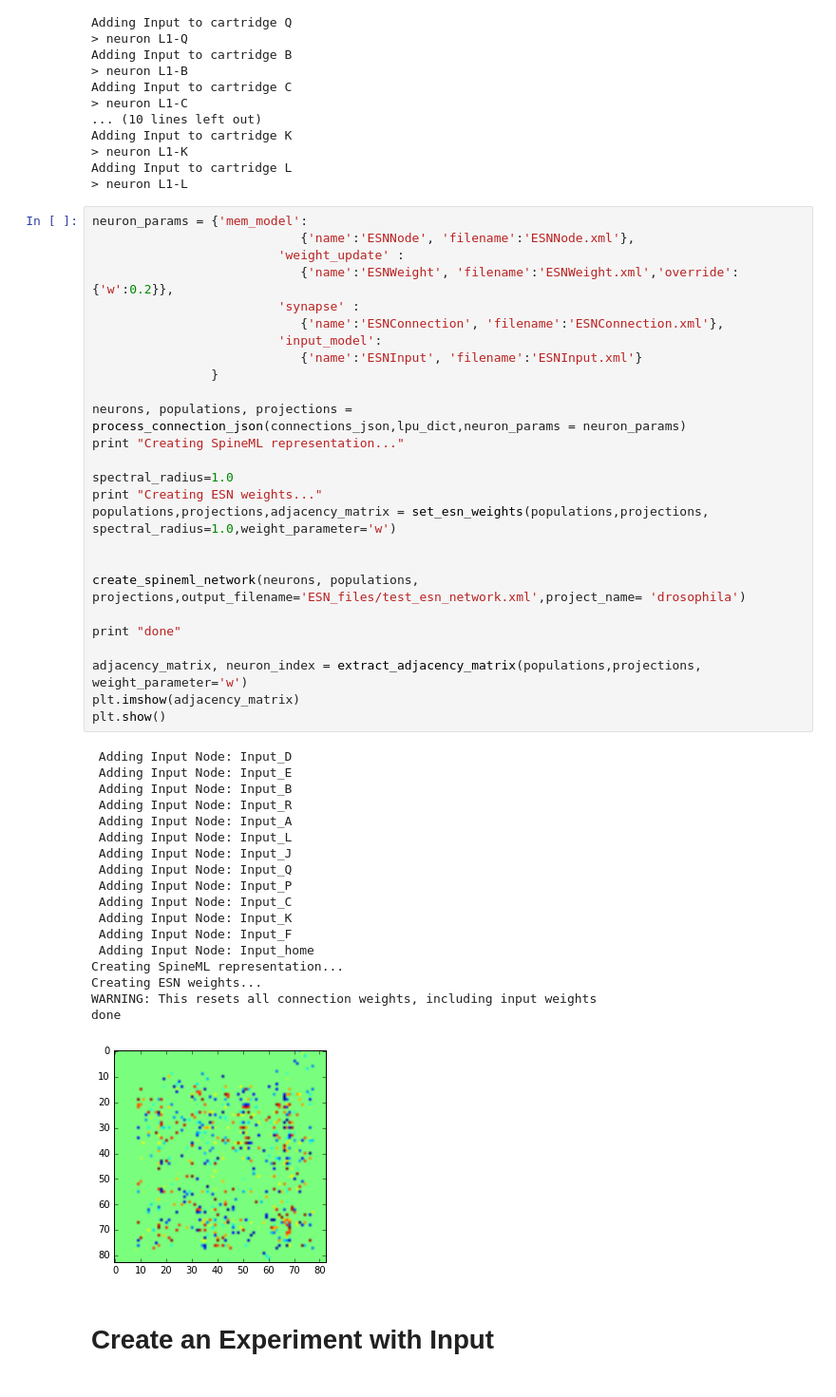
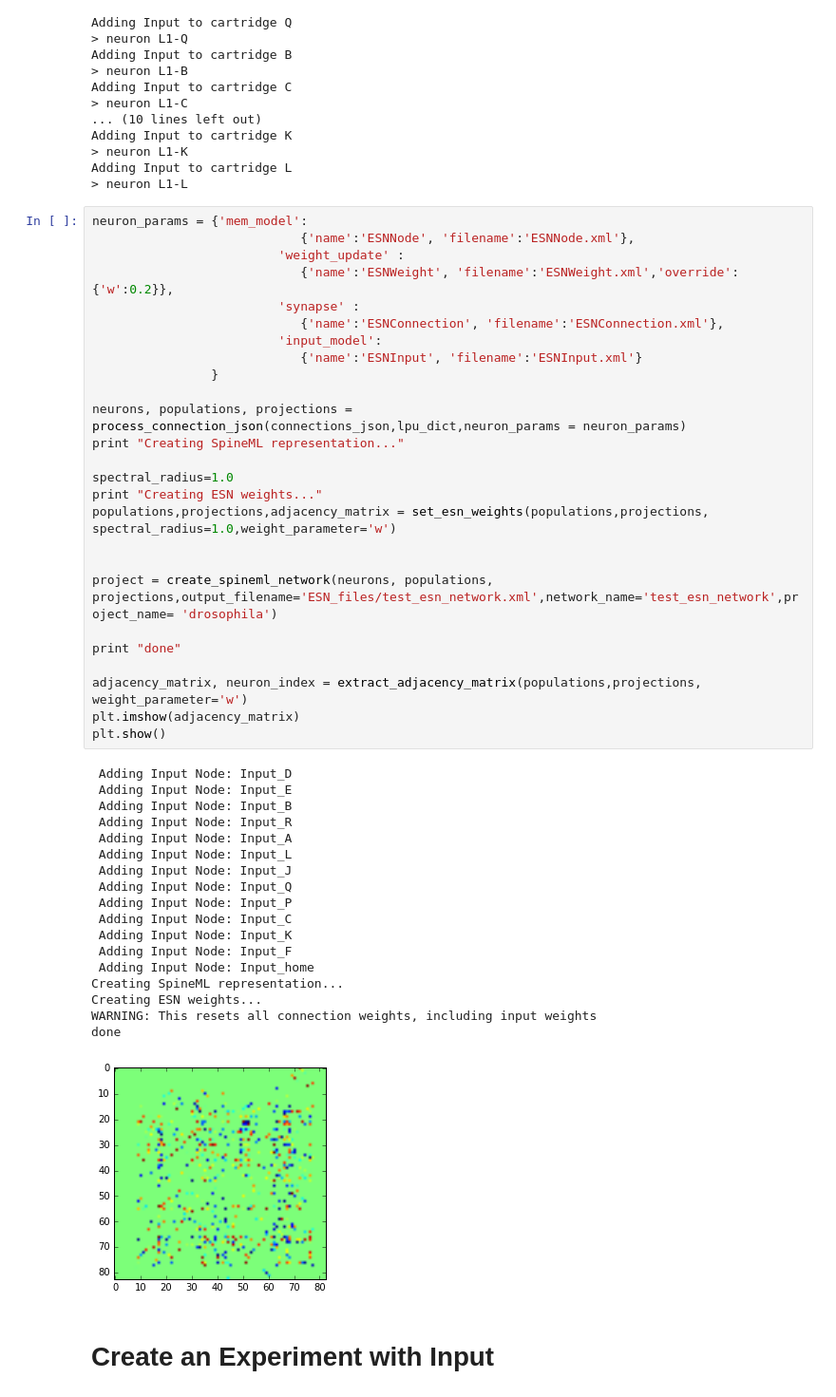
Before and after one commit to AdamRTomkins/libSpineML, a Jupyter notebook: libSpineML/examples/create_esn/create_esn_experiment.ipynb, the cells around one changed output. Shown: that part at 95% size. Saved outputs shown, nothing was run; the diff lists cells and outputs as text.

```diff
--- a/libSpineML/examples/create_esn/create_esn_experiment.ipynb
+++ b/libSpineML/examples/create_esn/create_esn_experiment.ipynb
@@ -155,36 +156,36 @@ print "Creating SpineML representation..."
 
 spectral_radius=1.0
 print "Creating ESN weights..."
 populations,projections,adjacency_matrix = set_esn_weights(populations,projections, spectral_radius=1.0,weight_parameter='w')
 
 
-create_spineml_network(neurons, populations,
-projections,output_filename='ESN_files/test_esn_network.xml',project_name= 'drosophila')
+project = create_spineml_network(neurons, populations,
+projections,output_filename='ESN_files/test_esn_network.xml',network_name='test_esn_network',project_name= 'drosophila')
 
 print "done"
 
 adjacency_matrix, neuron_index = extract_adjacency_matrix(populations,projections, weight_parameter='w')
 plt.imshow(adjacency_matrix)
 plt.show()
 # %% [output]
  Adding Input Node: Input_D
  Adding Input Node: Input_E
  Adding Input Node: Input_B
  Adding Input Node: Input_R
  Adding Input Node: Input_A
  Adding Input Node: Input_L
  Adding Input Node: Input_J
  Adding Input Node: Input_Q
  Adding Input Node: Input_P
  Adding Input Node: Input_C
  Adding Input Node: Input_K
  Adding Input Node: Input_F
  Adding Input Node: Input_home
 Creating SpineML representation...
 Creating ESN weights...
 WARNING: This resets all connection weights, including input weights
 done
-[figure, old version]
+[figure, new version]
 # %% [markdown]
 # Create an Experiment with Input
 # %%
```
Also changed, not shown: parts of 11 cells of this notebook, 2 other files.
